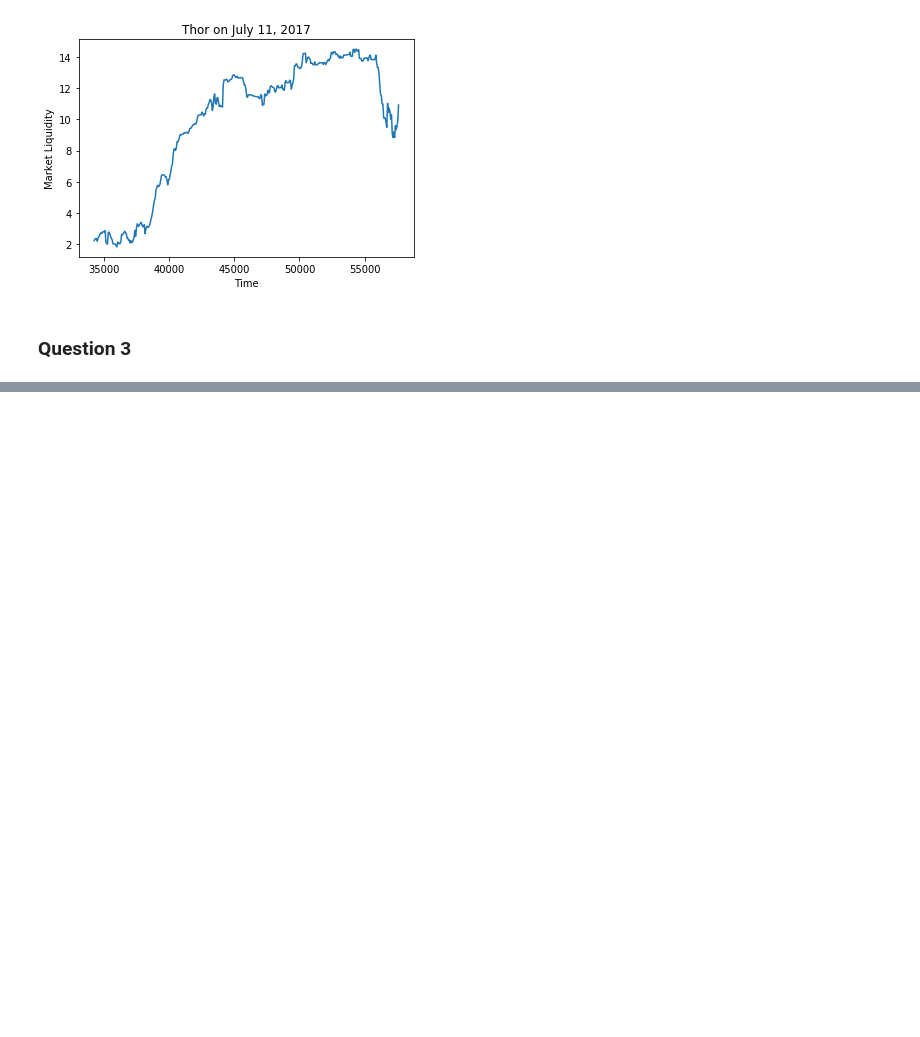
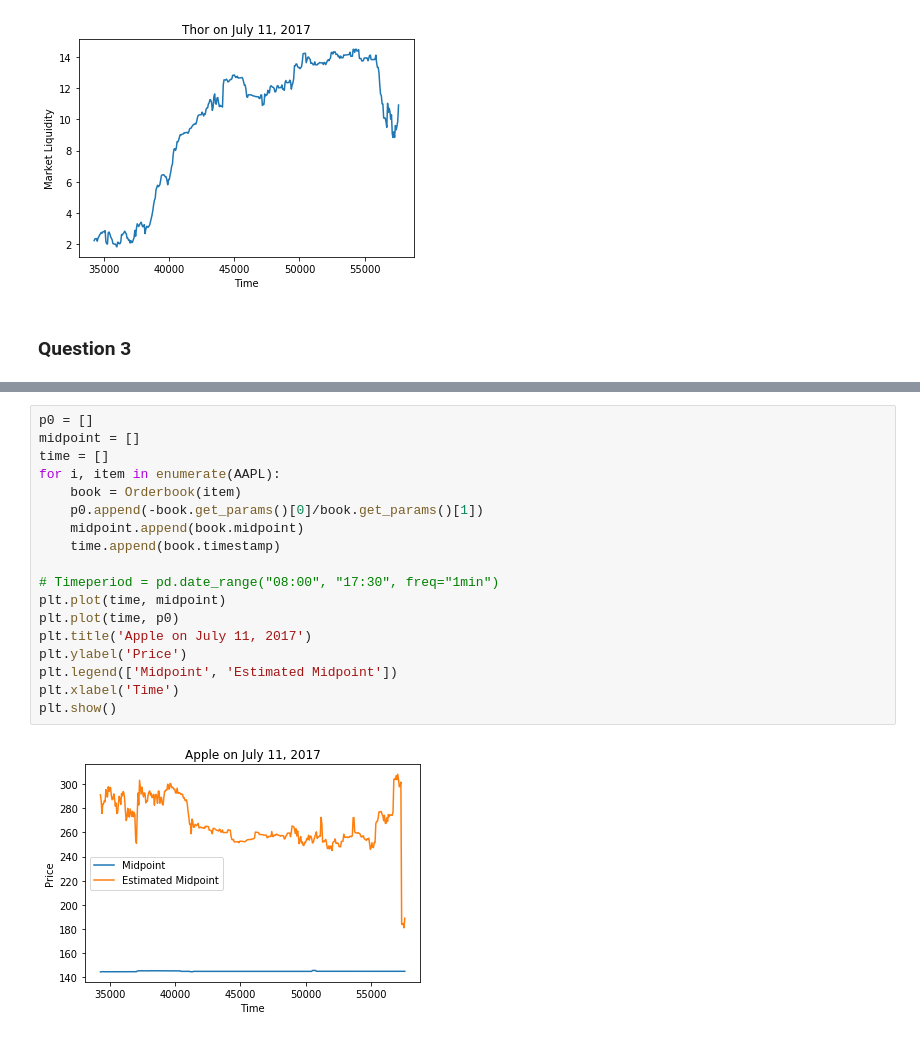
Before and after one commit to tpellet/BootCamp2019, a Jupyter notebook: ProblemSets/Econ/Week 5 - Asset Pricing/Problem Set - Chapter 3 - Kyle Model.ipynb, the cells around one changed output, grey strips where cells are left out. Drawn from its saved outputs; the diff is of its cells as text; blank space fills up the shorter version.

```diff
--- a/ProblemSets/Econ/Week 5 - Asset Pricing/Problem Set - Chapter 3 - Kyle Model.ipynb
+++ b/ProblemSets/Econ/Week 5 - Asset Pricing/Problem Set - Chapter 3 - Kyle Model.ipynb
@@ -207,0 +215,20 @@ plt.show()
+# %%
+p0 = []
+midpoint = []
+time = []
+for i, item in enumerate(AAPL):
+    book = Orderbook(item)
+    p0.append(-book.get_params()[0]/book.get_params()[1])
+    midpoint.append(book.midpoint)
+    time.append(book.timestamp)
+
+# Timeperiod = pd.date_range("08:00", "17:30", freq="1min")
+plt.plot(time, midpoint)
+plt.plot(time, p0)
+plt.title('Apple on July 11, 2017')
+plt.ylabel('Price')
+plt.legend(['Midpoint', 'Estimated Midpoint'])
+plt.xlabel('Time')
+plt.show()
+# %% [output]
+[figure, added]
```
Also changed, not shown: parts of 5 cells of this notebook.
